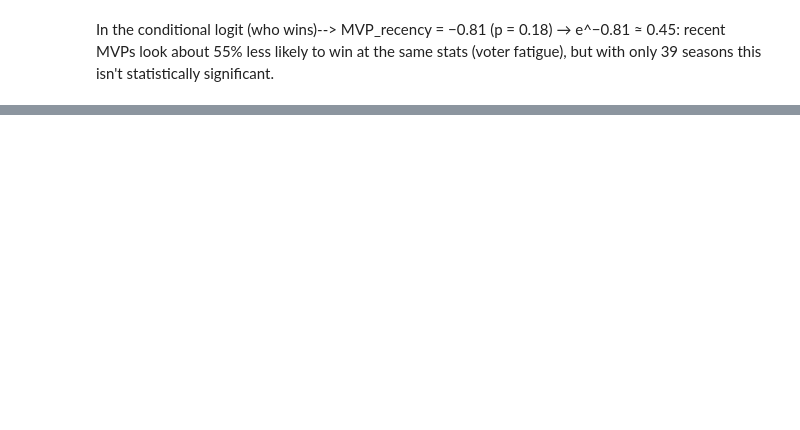
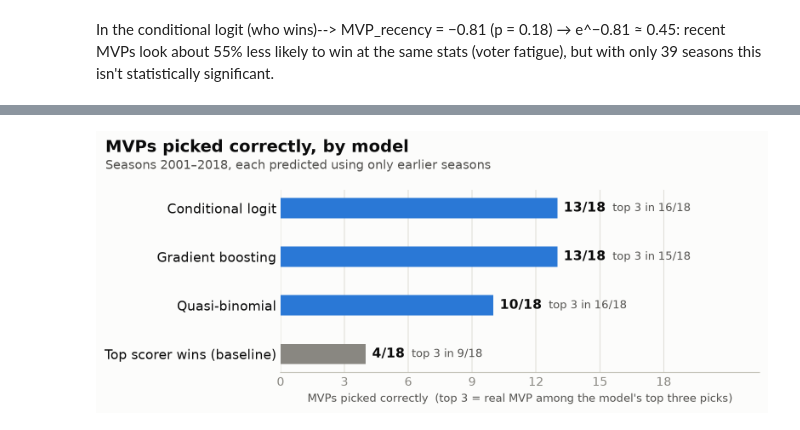
Before and after one commit to Erdos-Projects/fall-2026-nba-mvp-prediction, a Jupyter notebook: model/binomial_model_nt.ipynb, the cells around one changed output, grey strips where cells are left out. Drawn from its saved outputs; the diff is of its cells as text; code cells hidden in the pictures; blank space fills up the shorter version.

```diff
--- a/model/binomial_model_nt.ipynb
+++ b/model/binomial_model_nt.ipynb
@@ -378,0 +468,45 @@ PTS: picked MVP in 4/18 seasons, real winner's avg rank=8.89
+# %%
+#how many MVPs each model picked correctly (and how often the real MVP was in its top 3)
+def score(df, col):
+    #hits = real MVP ranked 1st; top3 = real MVP ranked in the model's top 3
+    hits, top3 = 0, 0
+    for yr, g in df.groupby('Year'):
+        actual = g.loc[g['MVP'].idxmax(), 'Code']
+        order = g.sort_values(col, ascending=False)['Code'].tolist()
+        rank = order.index(actual) + 1
+        hits += rank == 1
+        top3 += rank <= 3
+    return hits, df['Year'].nunique(), top3
+
+def plot_model_comparison(df, models, main, sub, fname):
+    rows = [(label, *score(df, col)) for label, col in models.items()]
+    fig, ax = new_chart((8, 3.4))
+    bars = ax.barh([r[0] for r in rows], [r[1] for r in rows], height=0.42,
+                   color=[MUTED if 'baseline' in r[0] else BLUE for r in rows])
+    for b, (label, hits, n, top3) in zip(bars, rows):
+        t = ax.text(hits + 0.3, b.get_y() + b.get_height()/2, f'{hits}/{n}',
+                    va='center', color=INK, fontsize=11, fontweight='bold')
+        ax.annotate(f'  top 3 in {top3}/{n}', xy=(1, 0.5), xycoords=t, va='center', color=INK2, fontsize=9.5)
+    n = rows[0][2]
+    ax.set_xlim(0, n + 4.5); ax.set_xticks(range(0, n + 1, 3))
+    ax.tick_params(axis='y', colors=INK, labelsize=11)
+    ax.set_xlabel("MVPs picked correctly  (top 3 = real MVP among the model's top three picks)", color=INK2, fontsize=9.5)
+    add_titles(fig, main, sub)
+    fig.tight_layout(rect=(0, 0, 1, 0.83))
+    fig.savefig(OUT / fname, facecolor=SURFACE)
+    plt.show()
+
+#bottom-to-top order on the chart
+models = {'Top scorer wins (baseline)': 'PTS',
+          'Quasi-binomial': 'pred_candidates_10',
+          'Gradient boosting': 'gbr_raw_candidates_10',
+          'Conditional logit': 'clogit_candidates_10'}
+#the three models without the baseline, with short tags for file names
+short = {'Quasi-binomial': 'quasi', 'Gradient boosting': 'gb', 'Conditional logit': 'clogit'}
+window = data[(data['Year'] >= 2001) & data['Year'].isin(test_years)]
+plot_model_comparison(window, models,
+                      'MVPs picked correctly, by model',
+                      'Seasons 2001–2018, each predicted using only earlier seasons',
+                      'model_comparison_2001_2018.png')
+# %% [output]
+[figure, added]
```
Also changed, not shown: parts of 37 cells of this notebook, 15 other files.
